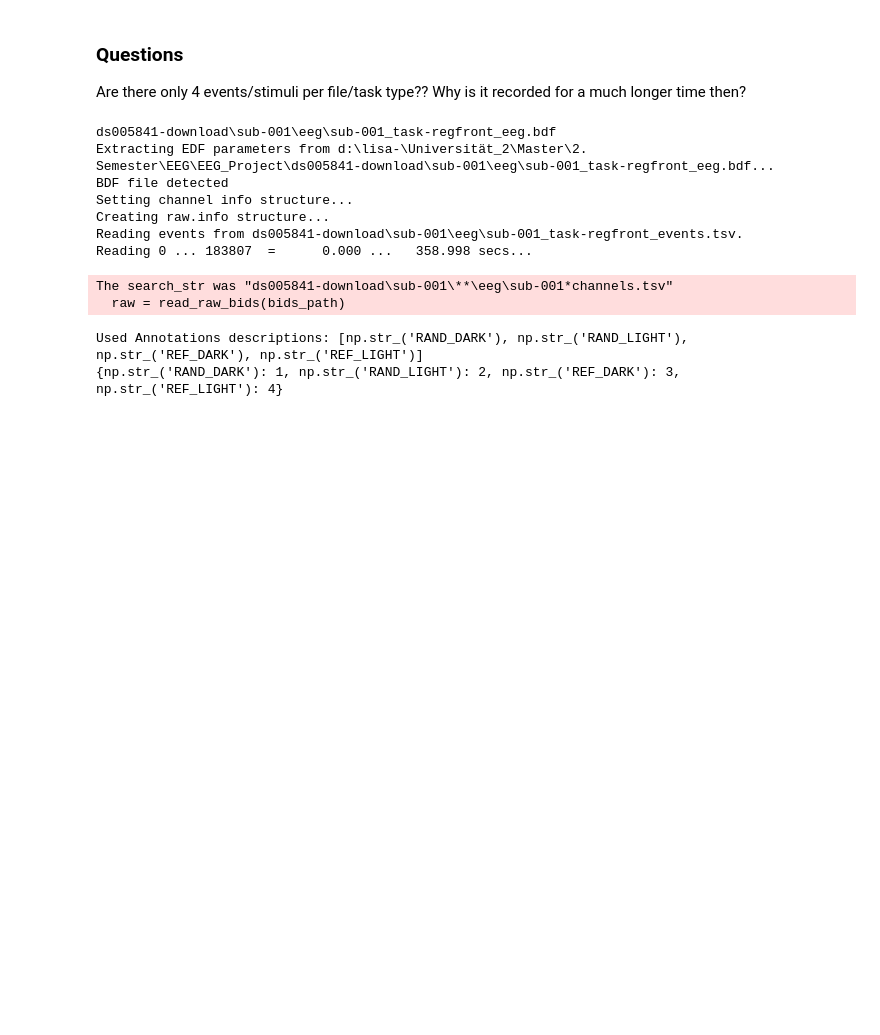
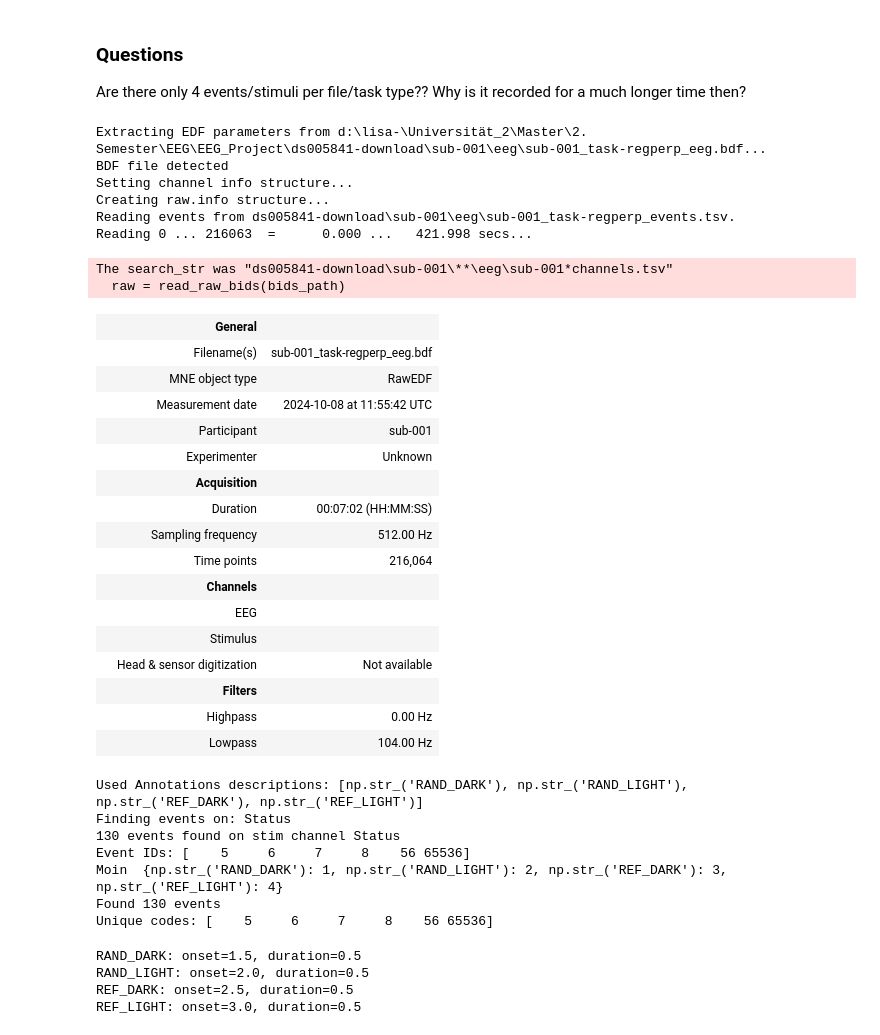
Before and after one commit to 0lisaaaa2/EEG_Project, a Jupyter notebook: milestone2.ipynb, the cells around one changed output. Saved outputs shown, nothing was run; the diff lists cells and outputs as text; code cells hidden in the pictures; blank space fills up the shorter version.

```diff
--- a/milestone2.ipynb
+++ b/milestone2.ipynb
@@ -47,43 +48,74 @@ After above tasks, this was done to check EEG data quality in VR compared to mon
 
 Are there only 4 events/stimuli per file/task type?? Why is it recorded for a much longer time then?
 # %%
-from mne_bids import BIDSPath, read_raw_bids
-
-bids_root = r"ds005841-download"
+# read in data for a specific subject and task
+bids_root = "ds005841-download"
 
 subject_id = "001"
-task = "regfront"    # lumfront, lumperp, regfront, regperp, signalscreen, signalvr -> Was ist signalscreen, signalvr?
+task = "regperp"    # lumfront, lumperp, regfront, regperp, signalscreen, signalvr -> Was ist signalscreen, signalvr?
 
 bids_path = BIDSPath(
     subject=subject_id,
     task=task,
     datatype="eeg",
     suffix="eeg",
     extension=".bdf",
     root=bids_root
 )
 
-print(bids_path.fpath)
+#print(bids_path.fpath)
 
 raw = read_raw_bids(bids_path)
-raw.load_data();
+raw.load_data()
 # %% [output]
-ds005841-download\sub-001\eeg\sub-001_task-regfront_eeg.bdf
-Extracting EDF parameters from d:\lisa-\Universität_2\Master\2. Semester\EEG\EEG_Project\ds005841-download\sub-001\eeg\sub-001_task-regfront_eeg.bdf...
+Extracting EDF parameters from d:\lisa-\Universität_2\Master\2. Semester\EEG\EEG_Project\ds005841-download\sub-001\eeg\sub-001_task-regperp_eeg.bdf...
 BDF file detected
 Setting channel info structure...
 Creating raw.info structure...
-Reading events from ds005841-download\sub-001\eeg\sub-001_task-regfront_events.tsv.
-Reading 0 ... 183807  =      0.000 ...   358.998 secs...
+Reading events from ds005841-download\sub-001\eeg\sub-001_task-regperp_events.tsv.
+Reading 0 ... 216063  =      0.000 ...   421.998 secs...
 The search_str was "ds005841-download\sub-001\**\eeg\sub-001*channels.tsv"
   raw = read_raw_bids(bids_path)
+|  | General |  |
+|  | Filename(s) | sub-001_task-regperp_eeg.bdf |
+|  | MNE object type | RawEDF |
+|  | Measurement date | 2024-10-08 at 11:55:42 UTC |
+|  | Participant | sub-001 |
+|  | Experimenter | Unknown |
+|  | Acquisition |  |
+|  | Duration | 00:07:02 (HH:MM:SS) |
+|  | Sampling frequency | 512.00 Hz |
+|  | Time points | 216,064 |
+|  | Channels |  |
+|  | EEG |  |
+|  | Stimulus |  |
+|  | Head & sensor digitization | Not available |
+|  | Filters |  |
+|  | Highpass | 0.00 Hz |
+|  | Lowpass | 104.00 Hz |
 # %%
-events, event_id = mne.events_from_annotations(raw)
-print(event_id)
+# get events and event id mapping
+events_names, event_id = mne.events_from_annotations(raw) # only contains event-types (keep event_id for mapping of stimuli)
+events = mne.find_events(raw, stim_channel="Status", initial_event=True) # actual stimuli from the "Status" channel
+
+print("Moin ", event_id)
+print(f"Found {len(events)} events")
+print("Unique codes:", np.unique(events[:, 2]))
 # %% [output]
 Used Annotations descriptions: [np.str_('RAND_DARK'), np.str_('RAND_LIGHT'), np.str_('REF_DARK'), np.str_('REF_LIGHT')]
-{np.str_('RAND_DARK'): 1, np.str_('RAND_LIGHT'): 2, np.str_('REF_DARK'): 3, np.str_('REF_LIGHT'): 4}
+Finding events on: Status
+130 events found on stim channel Status
+Event IDs: [    5     6     7     8    56 65536]
+Moin  {np.str_('RAND_DARK'): 1, np.str_('RAND_LIGHT'): 2, np.str_('REF_DARK'): 3, np.str_('REF_LIGHT'): 4}
+Found 130 events
+Unique codes: [    5     6     7     8    56 65536]
 # %%
+# annotations only contain general event types, not the actual stimuli
 for ann in raw.annotations:
     print(f"{ann['description']}: onset={ann['onset']}, duration={ann['duration']}")
+# %% [output]
+RAND_DARK: onset=1.5, duration=0.5
+RAND_LIGHT: onset=2.0, duration=0.5
+REF_DARK: onset=2.5, duration=0.5
+REF_LIGHT: onset=3.0, duration=0.5
 # %%
```
Also changed, not shown: parts of 13 cells of this notebook.
